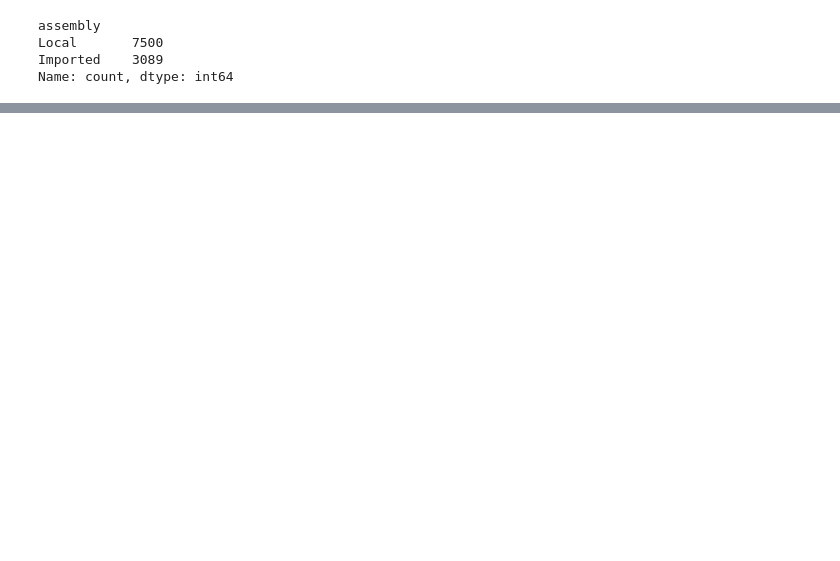
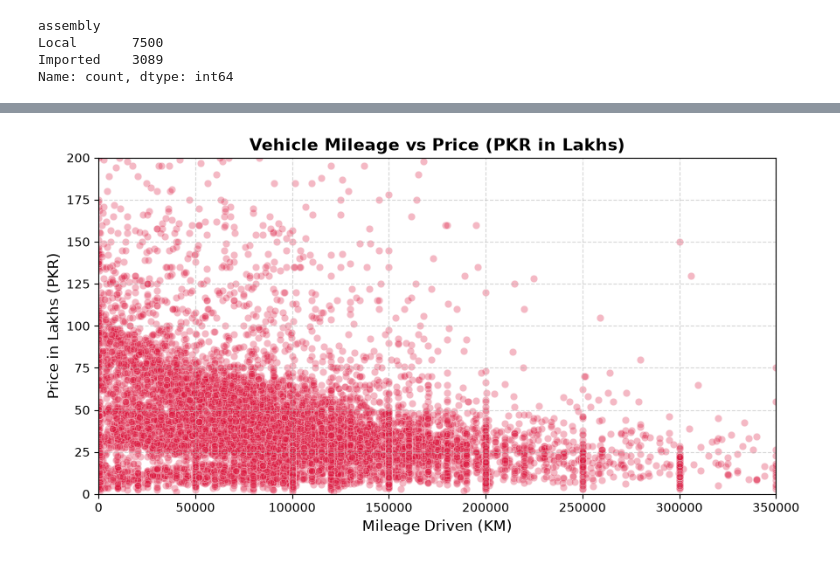
Before and after one commit to Muhammad-wasay/KaarWala, a Jupyter notebook: notebooks/01_eda.ipynb, the cells around one changed output, grey strips where cells are left out. Saved outputs shown, nothing was run; the diff lists cells and outputs as text; code cells hidden in the pictures; blank space fills up the shorter version.

```diff
--- a/notebooks/01_eda.ipynb
+++ b/notebooks/01_eda.ipynb
@@ -374,0 +485,21 @@ FINAL_TABLE[final_16_cols].to_csv("../data/kaarwala_merged_dataset.csv", index=F
+# %%
+plt.figure(figsize=(10, 5))
+
+# Har gari ek chhota sa nukta (dot) banegi
+sb.scatterplot(
+    x=FINAL_TABLE["mileage_km"],
+    y=FINAL_TABLE["price_in_pkr"] / 100000,
+    alpha=0.3,
+    color="crimson"
+)
+
+plt.title("Vehicle Mileage vs Price (PKR in Lakhs)", fontsize=14, fontweight="bold")
+plt.xlabel("Mileage Driven (KM)", fontsize=12)
+plt.ylabel("Price in Lakhs (PKR)", fontsize=12)
+plt.xlim(0, 350000)   # 3.5 Lakh KM tak
+plt.ylim(0, 200)      # 2 Crore tak
+plt.grid(True, linestyle="--", alpha=0.5)
+
+plt.show()
+# %% [output]
+[figure, added]
```
Also changed, not shown: parts of 17 cells of this notebook, 3 other files.
